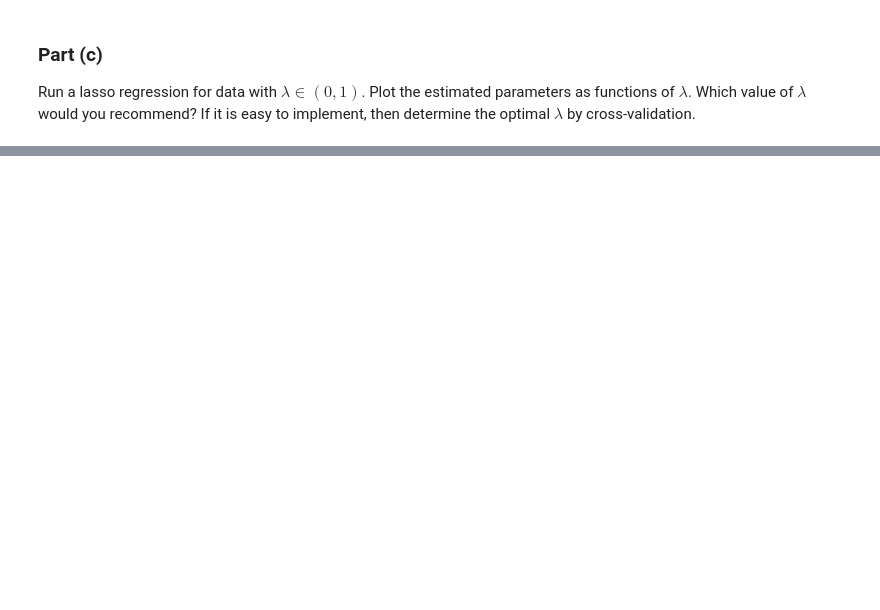
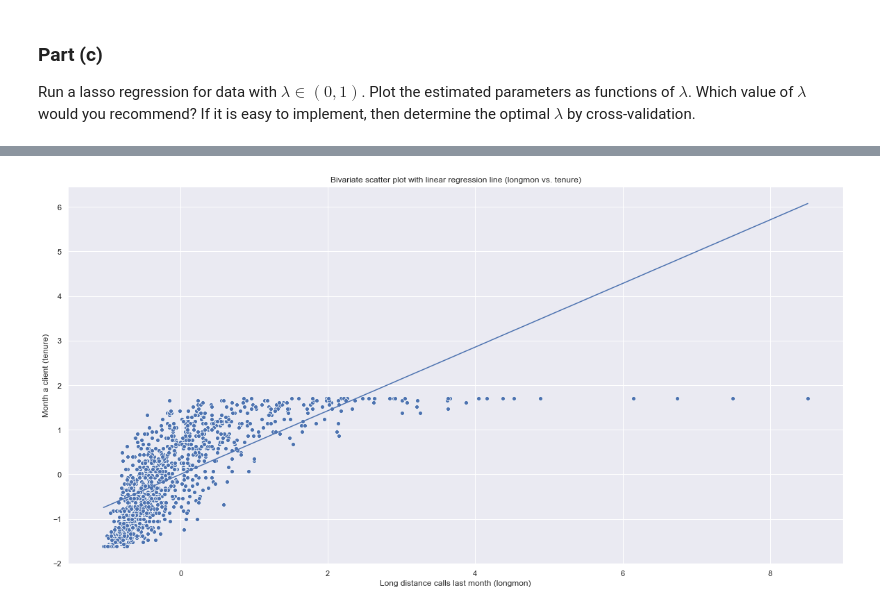
Before and after one commit to kai-wren/Statistic, a Jupyter notebook: Assignment 3.ipynb, the cells around one changed output, grey strips where cells are left out. Cells and saved outputs as stored; diff of their text form; code cells hidden in the pictures; blank space fills up the shorter version.

```diff
--- a/Assignment 3.ipynb
+++ b/Assignment 3.ipynb
@@ -171,0 +198,19 @@ Number of features used: 14
+# %%
+X = telco_df_norm_dummy.copy().longmon
+X = sm.add_constant(X)
+Y = telco_df_norm_dummy.copy().tenure
+
+result = sm.OLS(Y , X).fit()
+result.summary()
+
+Y_pred_man = np.dot(X, result.params)
+
+plt.figure(figsize=(20,10))
+sns.scatterplot(x=telco_df_norm_dummy.longmon, y=telco_df_norm_dummy.tenure)
+sns.lineplot(x=telco_df_norm_dummy.longmon, y=Y_pred_man)
+plt.title("Bivariate scatter plot with linear regression line (longmon vs. tenure)")
+plt.ylabel("Month a client (tenure)")
+plt.xlabel("Long distance calls last month (longmon)")
+plt.show()
+# %% [output]
+[figure, added]
```
Also changed, not shown: parts of 7 cells of this notebook.
